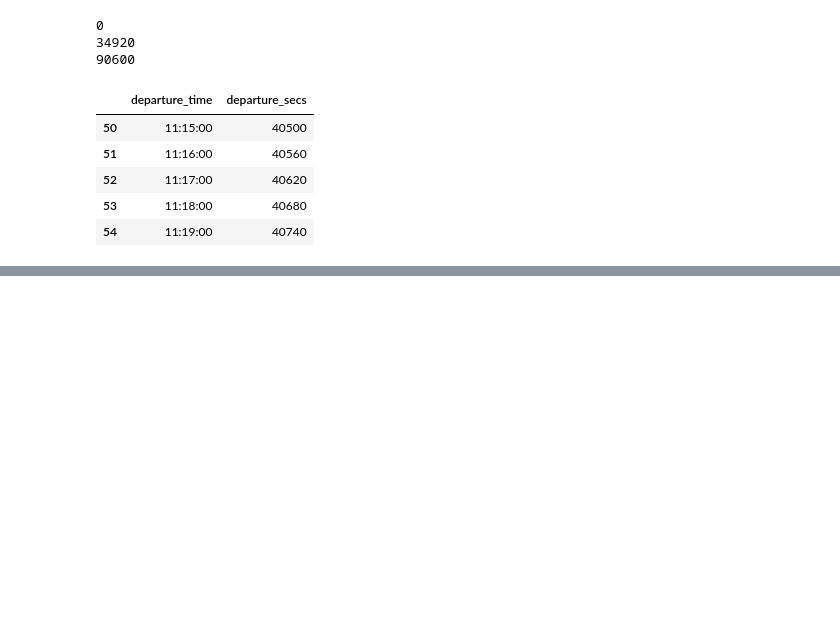
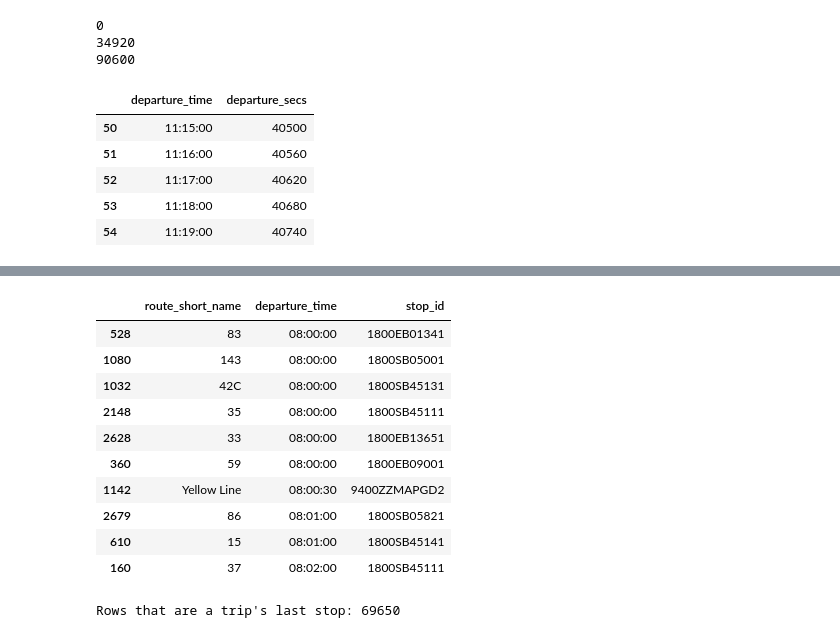
Before and after one commit to kaushaltatkare/manchester-bus-tracker, a Jupyter notebook: notebooks/01_explore_stops.ipynb, the cells around one changed output, grey strips where cells are left out. Cells and saved outputs as stored; diff of their text form; code cells hidden in the pictures; blank space fills up the shorter version.

```diff
--- a/notebooks/01_explore_stops.ipynb
+++ b/notebooks/01_explore_stops.ipynb
@@ -317,0 +409,21 @@ gm_stop_times[["departure_time", "departure_secs"]].head()
+# %%
+next_departures("Piccadilly Gardens", when=datetime(2026, 10, 15, 8, 0))
+# %% [output]
+|  | route_short_name | departure_time | stop_id |
+| 528 | 83 | 08:00:00 | 1800EB01341 |
+| 1080 | 143 | 08:00:00 | 1800SB05001 |
+| 1032 | 42C | 08:00:00 | 1800SB45131 |
+| 2148 | 35 | 08:00:00 | 1800SB45111 |
+| 2628 | 33 | 08:00:00 | 1800EB13651 |
+| 360 | 59 | 08:00:00 | 1800EB09001 |
+| 1142 | Yellow Line | 08:00:30 | 9400ZZMAPGD2 |
+| 2679 | 86 | 08:01:00 | 1800SB05821 |
+| 610 | 15 | 08:01:00 | 1800SB45141 |
+| 160 | 37 | 08:02:00 | 1800SB45111 |
+# %%
+last_seq = gm_stop_times.groupby("trip_id")["stop_sequence"].transform("max")
+gm_stop_times["is_last_stop"] = gm_stop_times["stop_sequence"] == last_seq
+
+print("Rows that are a trip's last stop:", gm_stop_times["is_last_stop"].sum())
+# %% [output]
+Rows that are a trip's last stop: 69650
```
Also changed, not shown: parts of 9 cells of this notebook.
